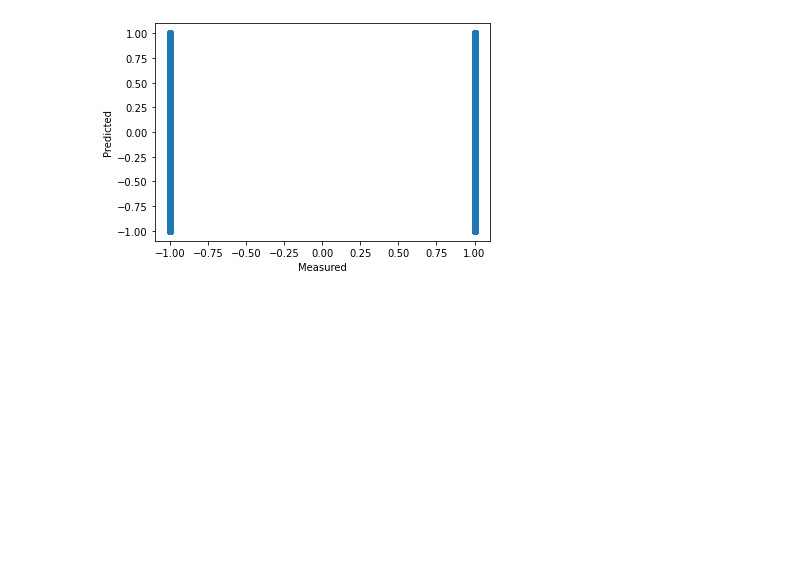
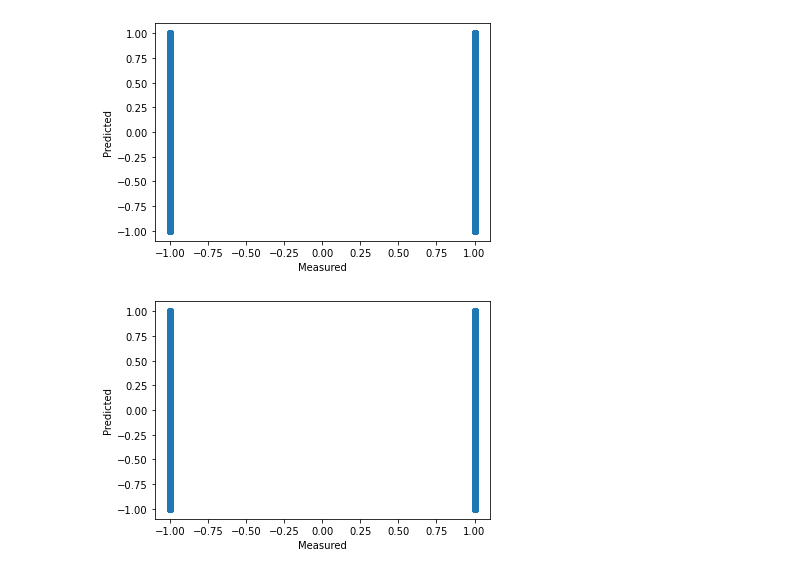
Before and after one commit to IDSIA/NewTechnoWar, a Jupyter notebook: code/notebooks/ModelsAnalysis.ipynb, the cells around one changed output. Cells and saved outputs as stored; diff of their text form; code cells hidden in the pictures; blank space fills up the shorter version.

```diff
--- a/code/notebooks/ModelsAnalysis.ipynb
+++ b/code/notebooks/ModelsAnalysis.ipynb
@@ -24,18 +24,28 @@ import matplotlib.pyplot as plt
 import warnings
 warnings.filterwarnings("ignore")
 # %%
-df =  pd.read_pickle('../data.2021-02-27.scenarioJunction.pkl.gz').drop(['meta_scenario', 'meta_p_red', 'meta_p_blue', 'meta_seed'], axis=1, errors="ignore")
+df =  pd.read_pickle('../data.2021-03-01.scenarioJunction.pkl.gz').drop(['meta_scenario', 'meta_p_red', 'meta_p_blue', 'meta_seed','meta_id'], axis=1, errors="ignore")
 # %%
 df.dropna(axis=1, how='all',inplace=True)
 # %%
-def createDf(df):
-    df_red = df[df['action_team'] == 'red'].copy().drop('action_team', axis=1)
-    df_blue = df[df['action_team'] == 'blue'].copy().drop('action_team', axis=1)
-    df_red['label'] = df_red['winner'].apply(lambda x: 1 if x == 'red' else -1)
-    df_blue['label'] = df_blue['winner'].apply(lambda x: 1 if x == 'blue' else -1)
-    df_new=pd.concat([df_red,df_blue])
-    df_neg=df_new[df_new['label']==-1]
-    df_pos=df_new[df_new['label']==1]
+df_red = df[df['action_team'] == 'red'].copy().drop('action_team', axis=1)
+df_blue = df[df['action_team'] == 'blue'].copy().drop('action_team', axis=1)
+df_red['label'] = df_red['winner'].apply(lambda x: 1 if x == 'red' else -1)
+df_blue['label'] = df_blue['winner'].apply(lambda x: 1 if x == 'blue' else -1)
 
+df_new=pd.concat([df_red,df_blue])
 
-    return df_red,df_blue,df_new,df_neg,df_pos
+df_neg=df_new[df_new['label']==-1]
+df_pos=df_new[df_new['label']==1]
+
+df_move=df_new.loc[((df_new['action_type_Move'] == True)|(df_new['action_type_MoveLoadInto'] == True))].copy()
+df_attack=df_new.loc[((df_new['action_type_Attack'] == True)| (df_new['action_type_AttackGround'] == True) |(df_new['action_type_AttackRespond'] == True))].copy()
+df_pass=df_new.loc[((df_new['action_type_Pass'] == True)| (df_new['action_type_PassFigure'] == True) |(df_new['action_type_PassTeam'] == True) | (df_new['action_type_PassRespond'] == True))].copy()
+
+df_red_move=df_red.loc[((df_red['action_type_Move'] == True)|(df_red['action_type_MoveLoadInto'] == True))].copy()
+df_red_attack=df_red.loc[((df_red['action_type_Attack'] == True)| (df_red['action_type_AttackGround'] == True) |(df_red['action_type_AttackRespond'] == True))].copy()
+df_red_pass=df_red.loc[((df_red['action_type_Pass'] == True)| (df_red['action_type_PassFigure'] == True) |(df_red['action_type_PassTeam'] == True) | (df_red['action_type_PassRespond'] == True))].copy()
+
+df_blue_move=df_blue.loc[((df_blue['action_type_Move'] == True)|(df_blue['action_type_MoveLoadInto'] == True))].copy()
+df_blue_attack=df_blue.loc[((df_blue['action_type_Attack'] == True)| (df_blue['action_type_AttackGround'] == True) |(df_blue['action_type_AttackRespond'] == True))].copy()
+df_blue_pass=df_blue.loc[((df_blue['action_type_Pass'] == True)| (df_blue['action_type_PassFigure'] == True) |(df_blue['action_type_PassTeam'] == True) | (df_blue['action_type_PassRespond'] == True))].copy()
@@ -97,3 +103,7 @@ crossValidatedPredictionsRegressor(df_red)
 crossValidatedPredictionsRegressor(df_blue)
 # %% [output]
 [figure]
+# %%
+crossValidatedPredictionsRegressor(df_move)
+# %% [output]
+[figure, added]
```
Also changed, not shown: parts of 26 cells of this notebook, 4 other files.
